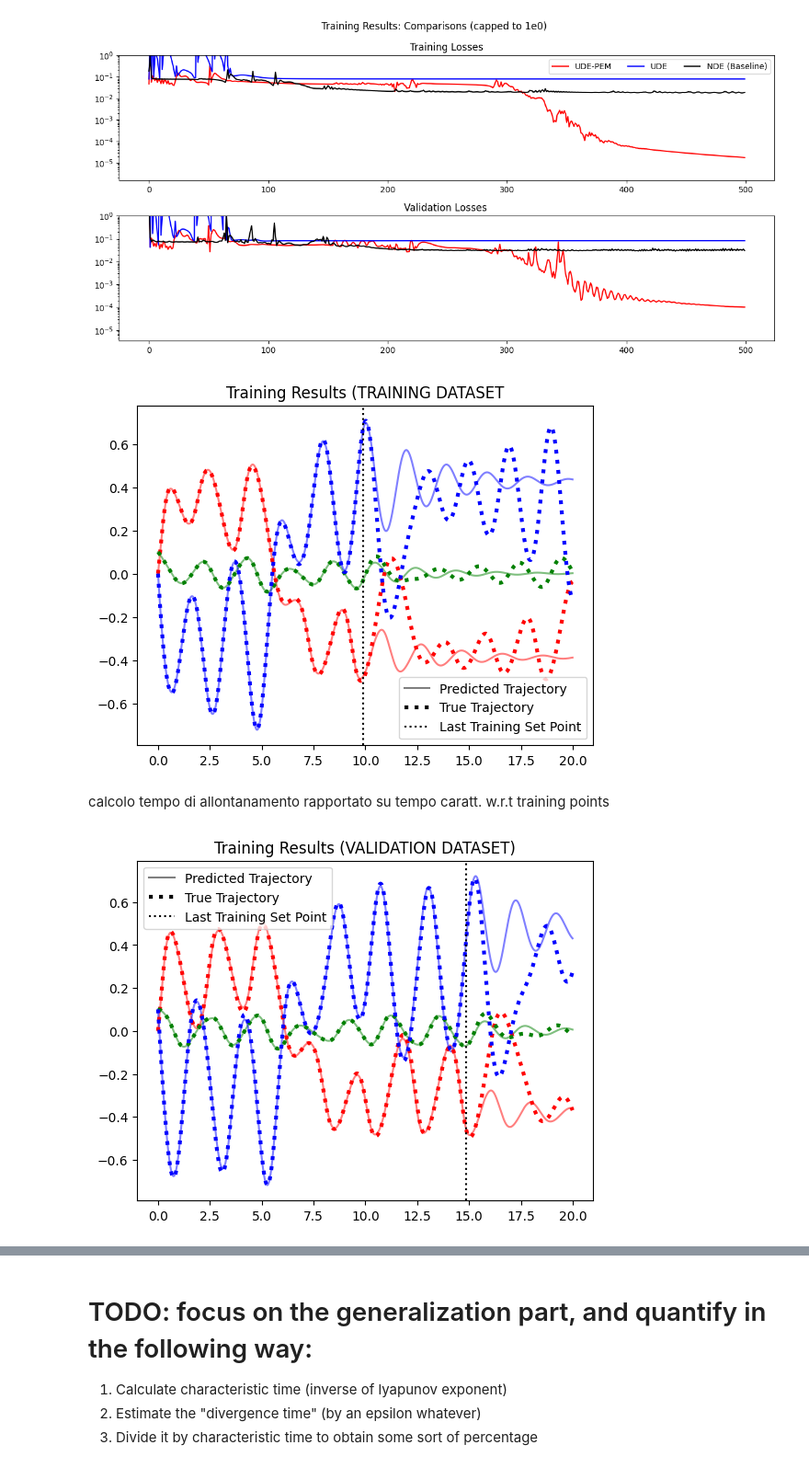
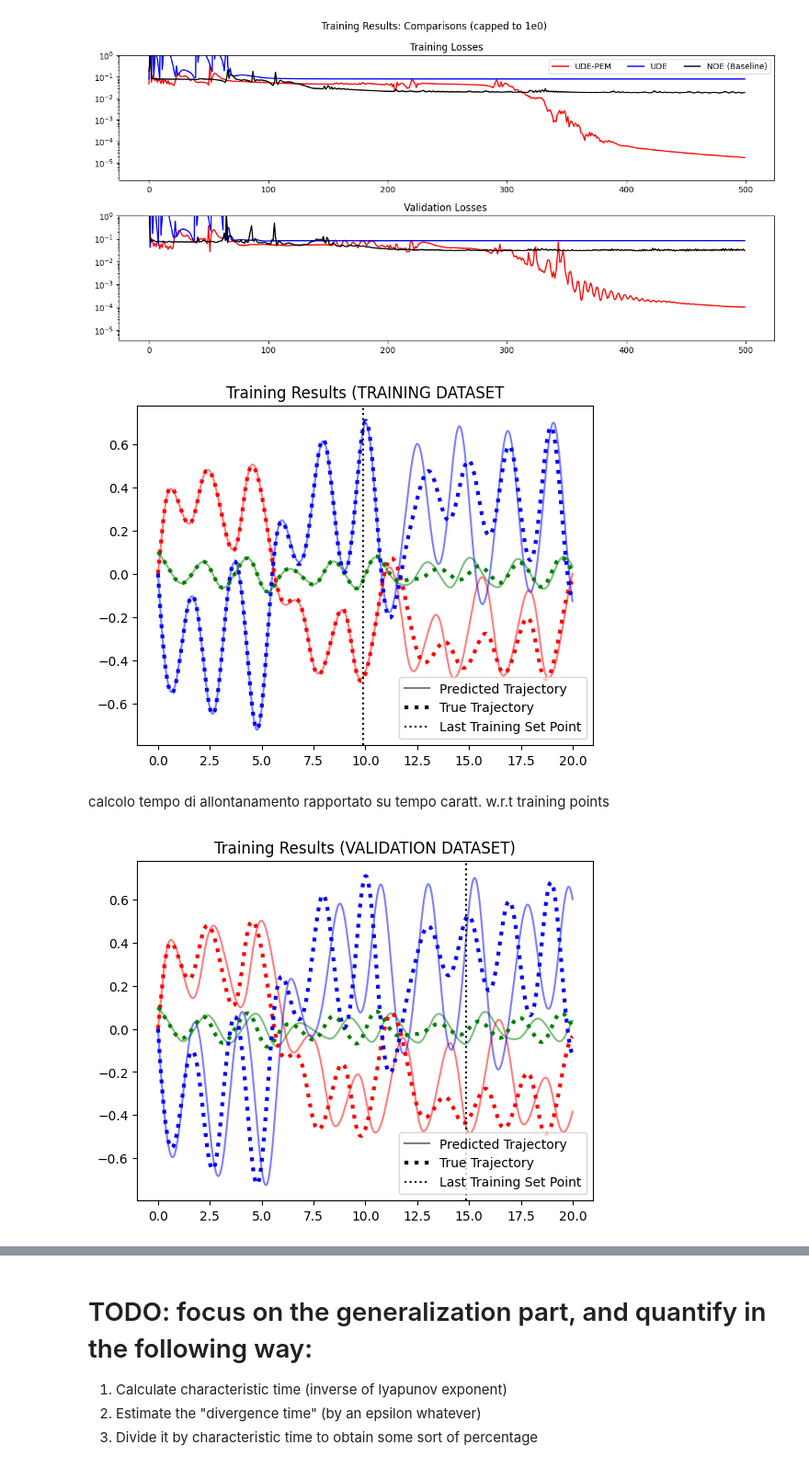
Before and after one commit to OdinMeng/Hybridizing-DeepLearning-and-ClassicalMathematicalModeling, a Jupyter notebook: code/31_3_chua_circuit_jax_part1.ipynb, the cells around one changed output, grey strips where cells are left out. Shown at 92% size. Cells and saved outputs as stored; diff of their text form; code cells hidden in the pictures.

```diff
--- a/code/31_3_chua_circuit_jax_part1.ipynb
+++ b/code/31_3_chua_circuit_jax_part1.ipynb
@@ -193,9 +193,22 @@ class ChuaUdeX_PEM(eqx.Module):
         y_hat = obs_fun(t)
         return y_hat - state
 
+    def call_pem(self, t, state, args):
+        obs_fun = args
+        return self.physics(t, state) + self.residual(t, state) + self.K * self.error(t, state, obs_fun)
+
+    def call_normal(self, t, state, args):
+        return self.physics(t, state) + self.residual(t, state)
+
     def __call__(self, t, state, args):
         obs_fun = args
-        return self.physics(t, state) + self.residual(t, state) + self.K * self.error(t, state, obs_fun)
+
+        return jax.lax.cond(
+                t > obs_fun.t_obs[-1],
+                lambda _: self.call_normal(t, state, args),
+                lambda _: self.call_pem(t, state, args),
+                operand=None,
+            )
 # %%
 class NDEBaseline(eqx.Module):
     net : eqx.nn.MLP
@@ -555,7 +568,7 @@ stepper = dfx.PIDController(rtol=1e-7, atol=1e-9)
 sol = dfx.diffeqsolve(term, solver, t0=0, t1=T_MAX, dt0=0.1, y0=y0, args=(ALPHA, BETA, GAMMA, A, C), saveat=saveat, stepsize_controller=stepper)
 traj_true = sol.ys
 
-traj_final = dfx.diffeqsolve(term_ude, solver, t0=0, t1=T_MAX, dt0=0.1, y0=y0, args=(linear_interp_jit), saveat=saveat, stepsize_controller=stepper).ys
+traj_final = dfx.diffeqsolve(term_ude, solver, t0=0, t1=T_MAX, dt0=0.1, y0=y0, args=(linear_interp), saveat=saveat, stepsize_controller=stepper).ys
 
 plt.plot(t_eval, traj_final[:, 0], color='r', alpha=0.5)
 plt.plot(t_eval, traj_final[:, 1], color='g', alpha=0.5)
@@ -573,7 +586,7 @@ plt.legend()
 plt.title("Training Results (TRAINING DATASET")
 plt.show()
 # %% [output]
-[figure, old version]
+[figure, new version]
 # %% [markdown]
 calcolo tempo di allontanamento rapportato su tempo caratt. w.r.t training points
 # %%
@@ -582,35 +595,35 @@ term_ude = dfx.ODETerm(ude_pem)
 
 T_MAX = 20
 
 solver = dfx.Tsit5()
 y0 = x_train[0]
 t_eval = jnp.arange(0, T_MAX, 0.01)
 saveat = dfx.SaveAt(ts=t_eval)
 stepper = dfx.PIDController(rtol=1e-7, atol=1e-9)
 
 # training set
 sol = dfx.diffeqsolve(term, solver, t0=0, t1=T_MAX, dt0=0.1, y0=y0_alt, args=(ALPHA, BETA, GAMMA, A, C), saveat=saveat, stepsize_controller=stepper)
 traj_true = sol.ys
 
-traj_final = dfx.diffeqsolve(term_ude, solver, t0=0, t1=T_MAX, dt0=0.1, y0=y0_alt, args=(linear_interp_jit_val), saveat=saveat, stepsize_controller=stepper).ys
+traj_final = dfx.diffeqsolve(term_ude, solver, t0=0, t1=T_MAX, dt0=0.1, y0=y0_alt, args=(linear_interp_val), saveat=saveat, stepsize_controller=stepper).ys
 
 plt.plot(t_eval, traj_final[:, 0], color='r', alpha=0.5)
 plt.plot(t_eval, traj_final[:, 1], color='g', alpha=0.5)
 plt.plot(t_eval, traj_final[:, 2], color='b', alpha=0.5)
 
 plt.plot(t_eval, traj_true[:, 0], color='r', linestyle=':',  linewidth=3)
 plt.plot(t_eval, traj_true[:, 1], color='g', linestyle=':',  linewidth=3)
 plt.plot(t_eval, traj_true[:, 2], color='b', linestyle=':',  linewidth=3)
 
 plt.plot([], [], color="k", alpha=0.5, label="Predicted Trajectory")
 plt.plot([], [], color="k", linestyle=':',  linewidth=3, label="True Trajectory")
 plt.axvline(t_val[-1], color="k", linestyle=":", label="Last Training Set Point")
 
 plt.legend()
 plt.title("Training Results (VALIDATION DATASET)")
 plt.show()
 # %% [output]
-[figure, old version]
+[figure, new version]
 # %%
 term = dfx.ODETerm(chua_model)
 term_ude = dfx.ODETerm(ude_pem)
```
Also changed, not shown: parts of 7 cells of this notebook, 53 other files.
